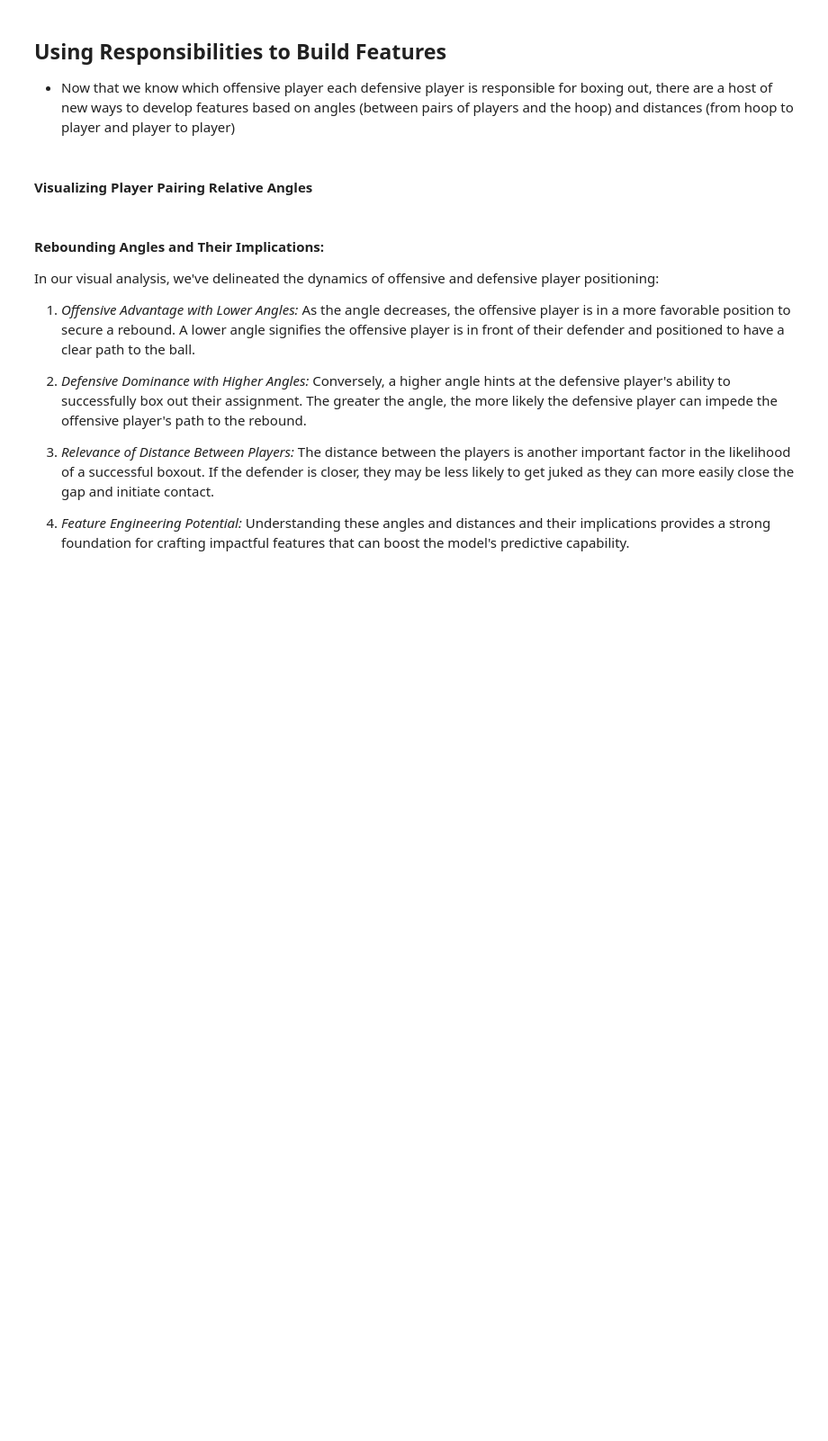
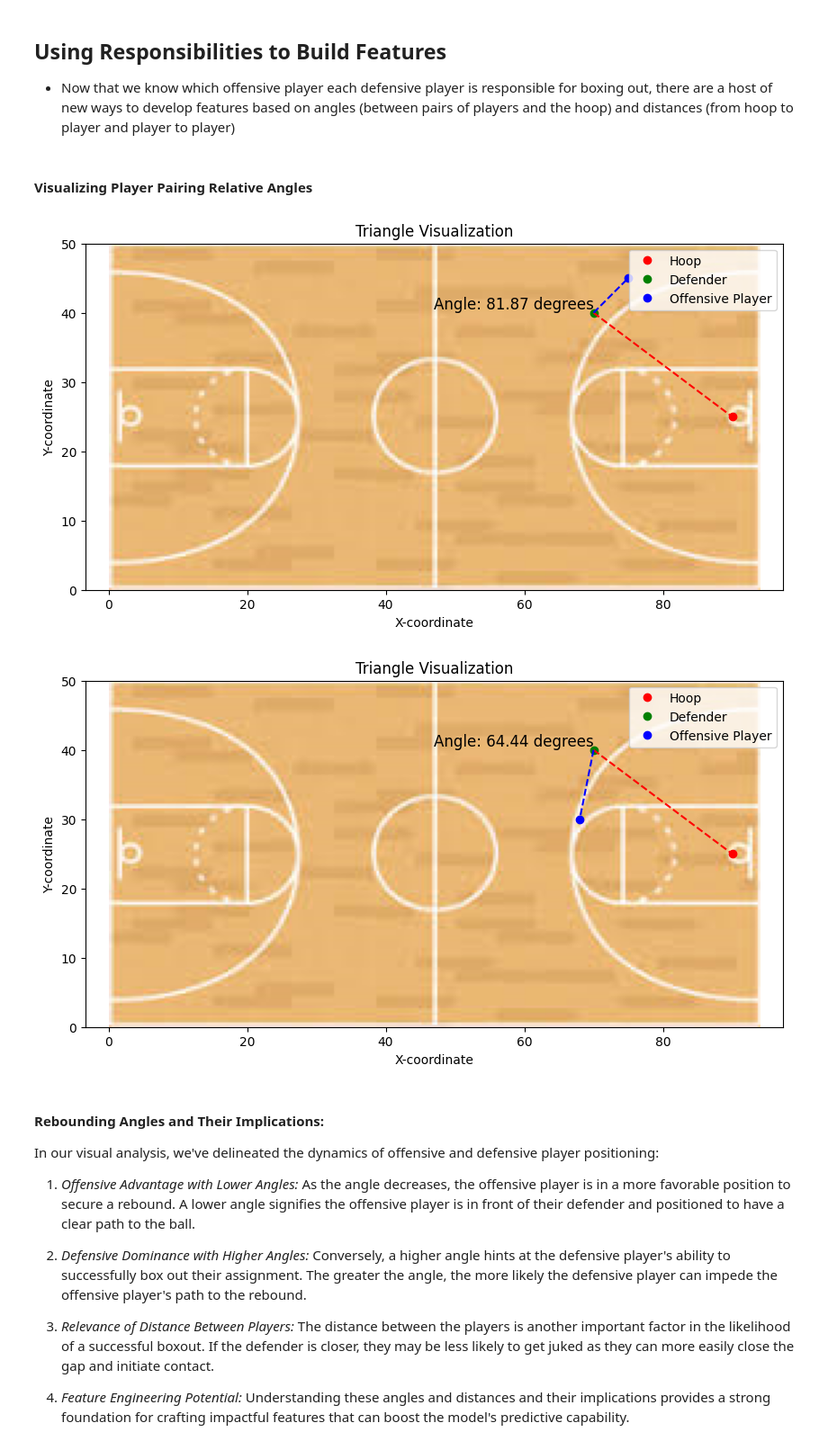
Before and after one commit to timseymour42/shotquality-offensive-rebounding, a Jupyter notebook: obrd_prediction.ipynb, the cells around one changed output. Shown at 90% size. Saved outputs shown, nothing was run; the diff lists cells and outputs as text; code cells hidden in the pictures; blank space fills up the shorter version.

```diff
--- a/obrd_prediction.ipynb
+++ b/obrd_prediction.ipynb
@@ -1186,7 +1317,7 @@ def calculate_angle(x1, y1, vx, vy, x2, y2):
 
 def plot_triangle(hoop, defender, offensive_player, angle):
     # load the images
-    court_image = Image.open('/images/court_dims.png')
+    court_image = Image.open('images/court_dims.png')
 
     # plot the basketball court
     plt.figure(figsize=(10, 5))
@@ -1212,33 +1343,36 @@ def plot_triangle(hoop, defender, offensive_player, angle):
     plt.axis('equal')
     plt.show()
 
 # Example 1: Offensive player in front of the defender (good position for a rebound)
 hoop = (90, 25)
 defender = (70, 40)
 offensive_player = (75, 45)
 angle = calculate_angle(hoop[0], hoop[1], defender[0], defender[1], offensive_player[0], offensive_player[1])
 plot_triangle(hoop, defender, offensive_player, angle)
 
 # Example 2: Offensive player behind the defender (good position for the offensive player)
 hoop = (90, 25)
 defender = (70, 40)
 offensive_player = (68, 30)
 angle = calculate_angle(hoop[0], hoop[1], defender[0], defender[1], offensive_player[0], offensive_player[1])
 plot_triangle(hoop, defender, offensive_player, angle)
 
 # # Example 3: Offensive player to the left of the defender
 # hoop = (90, 25)
 # defender = (70, 40)
 # offensive_player = (65, 45)
 # angle = calculate_angle(hoop[0], hoop[1], defender[0], defender[1], offensive_player[0], offensive_player[1])
 # plot_triangle(hoop, defender, offensive_player, angle)
 
 # # Example 4: Offensive player to the right of the defender
 # hoop = (90, 25)
 # defender = (70, 40)
 # offensive_player = (75, 35)
 # angle = calculate_angle(hoop[0], hoop[1], defender[0], defender[1], offensive_player[0], offensive_player[1])
 # plot_triangle(hoop, defender, offensive_player, angle)
+# %% [output]
+[figure, added]
+[figure, added]
 # %% [markdown]
 #### Rebounding Angles and Their Implications:
 
```
Also changed, not shown: parts of 54 cells of this notebook.
